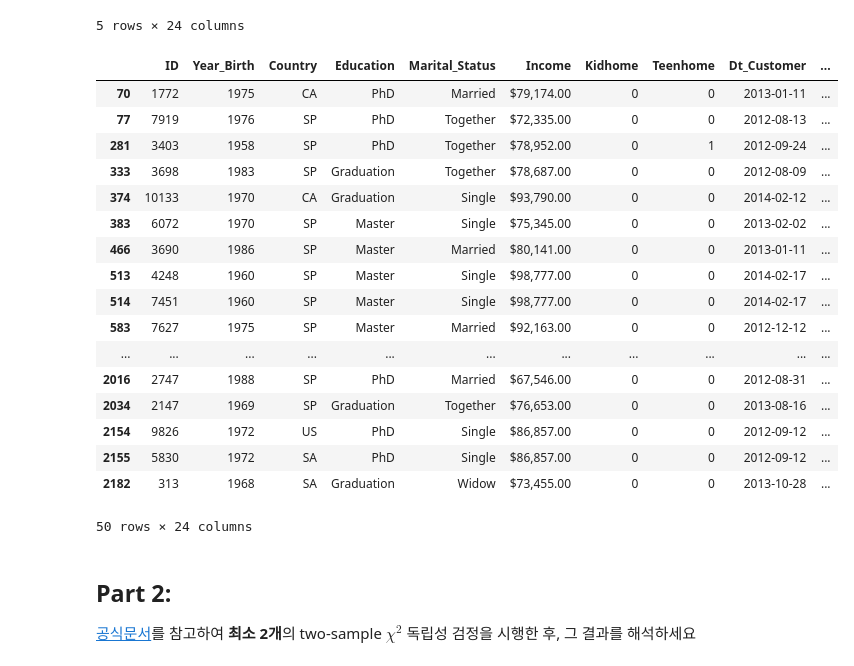
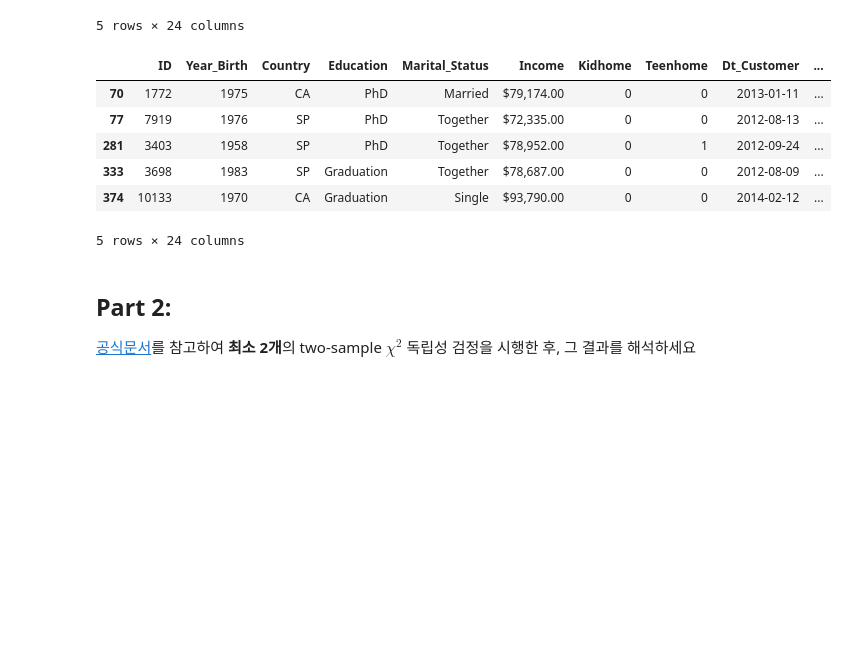
Before and after one commit to KYOH95/Database_Studies, a Jupyter notebook: ai_sc12x.ipynb, the cells around one changed output. Cells and saved outputs as stored; diff of their text form; code cells hidden in the pictures; blank space fills up the shorter version.

```diff
--- a/ai_sc12x.ipynb
+++ b/ai_sc12x.ipynb
@@ -419,27 +419,16 @@ df.head()
 # %%
 condition = df["TotalMntProducts"] >= 2000
 # df['VIP']
 df_vip = df[condition]
-df_vip
+df_vip.head()
 # %% [output]
 |  | ID | Year_Birth | Country | Education | Marital_Status | Income | Kidhome | Teenhome | Dt_Customer | ... |
 | 70 | 1772 | 1975 | CA | PhD | Married | $79,174.00 | 0 | 0 | 2013-01-11 | ... |
 | 77 | 7919 | 1976 | SP | PhD | Together | $72,335.00 | 0 | 0 | 2012-08-13 | ... |
 | 281 | 3403 | 1958 | SP | PhD | Together | $78,952.00 | 0 | 1 | 2012-09-24 | ... |
 | 333 | 3698 | 1983 | SP | Graduation | Together | $78,687.00 | 0 | 0 | 2012-08-09 | ... |
 | 374 | 10133 | 1970 | CA | Graduation | Single | $93,790.00 | 0 | 0 | 2014-02-12 | ... |
-| 383 | 6072 | 1970 | SP | Master | Single | $75,345.00 | 0 | 0 | 2013-02-02 | ... |
-| 466 | 3690 | 1986 | SP | Master | Married | $80,141.00 | 0 | 0 | 2013-01-11 | ... |
-| 513 | 4248 | 1960 | SP | Master | Single | $98,777.00 | 0 | 0 | 2014-02-17 | ... |
-| 514 | 7451 | 1960 | SP | Master | Single | $98,777.00 | 0 | 0 | 2014-02-17 | ... |
-| 583 | 7627 | 1975 | SP | Master | Married | $92,163.00 | 0 | 0 | 2012-12-12 | ... |
-| ... | ... | ... | ... | ... | ... | ... | ... | ... | ... | ... |
-| 2016 | 2747 | 1988 | SP | PhD | Married | $67,546.00 | 0 | 0 | 2012-08-31 | ... |
-| 2034 | 2147 | 1969 | SP | Graduation | Together | $76,653.00 | 0 | 0 | 2013-08-16 | ... |
-| 2154 | 9826 | 1972 | US | PhD | Single | $86,857.00 | 0 | 0 | 2012-09-12 | ... |
-| 2155 | 5830 | 1972 | SA | PhD | Single | $86,857.00 | 0 | 0 | 2012-09-12 | ... |
-| 2182 | 313 | 1968 | SA | Graduation | Widow | $73,455.00 | 0 | 0 | 2013-10-28 | ... |
-50 rows × 24 columns
+5 rows × 24 columns
 # %% [markdown]
 ## Part 2:
 
```
Also changed, not shown: parts of 3 cells of this notebook.
